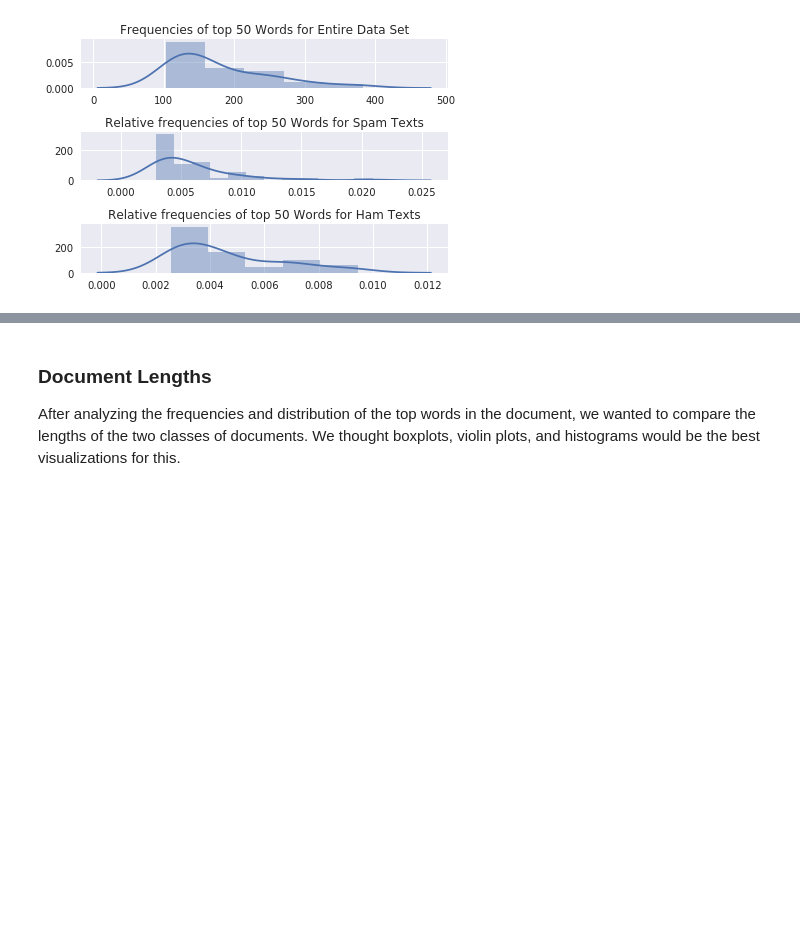
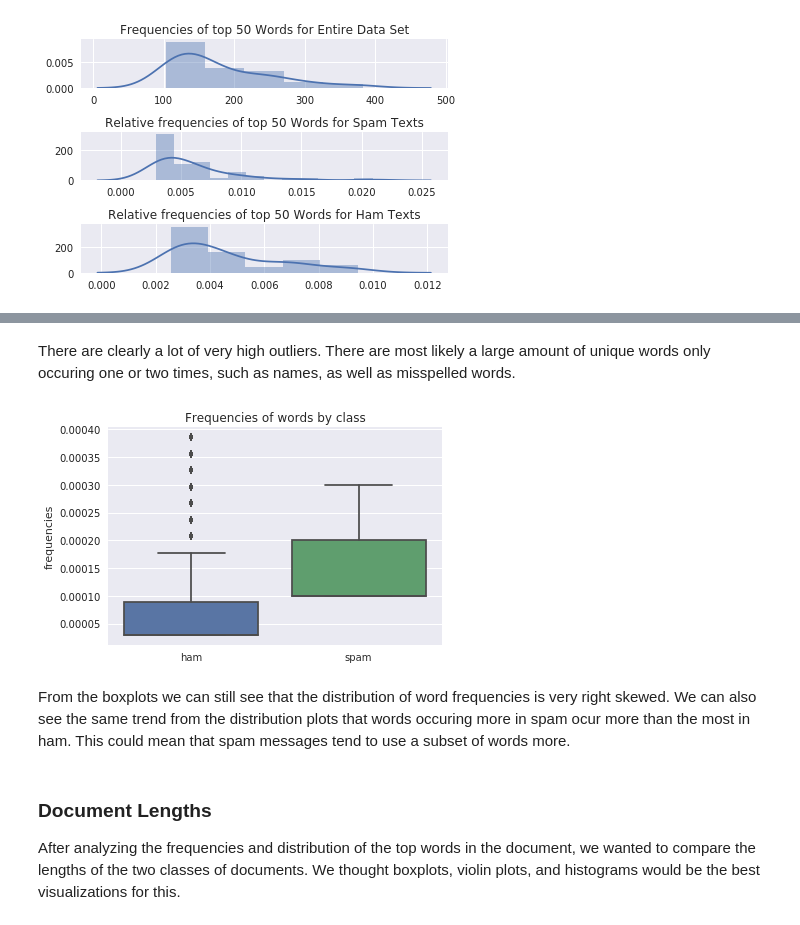
Before and after one commit to LukeWood/SpamVsHamDataAnalysis, a Jupyter notebook: DraftReport-2.ipynb, the cells around one changed output, grey strips where cells are left out. Saved outputs shown, nothing was run; the diff lists cells and outputs as text; code cells hidden in the pictures; blank space fills up the shorter version.

```diff
--- a/DraftReport-2.ipynb
+++ b/DraftReport-2.ipynb
@@ -192,3 +208,17 @@ We can see that of the top 50 words occuring in each class, the top words occuri
+# %% [markdown]
+There are clearly a lot of very high outliers. There are most likely a large amount of unique words only occuring one or two times, such as names, as well as misspelled words.
+# %%
+freqs = list(filter(lambda t: t[1] < 0.0004, freqs))
+df_freqs = pd.DataFrame(data=freqs)
+df_freqs.columns = ['spam', 'frequencies']
+sns.boxplot(x='spam', y='frequencies', data=df_freqs)
+plt.title('Frequencies of words by class')
+plt.xlabel('')
+plt.show()
+# %% [output]
+[figure, added]
+# %% [markdown]
+From the boxplots we can still see that the distribution of word frequencies is very right skewed. We can also see the same trend from the distribution plots that words occuring more in spam ocur more than the most in ham. This could mean that spam messages tend to use a subset of words more.
 # %% [markdown]
 ### Document Lengths
 After analyzing the frequencies and distribution of the top words in the document, we wanted to compare the lengths of the two classes of documents. We thought boxplots, violin plots, and histograms would be the best visualizations for this.
```
Also changed, not shown: parts of 4 cells of this notebook.
